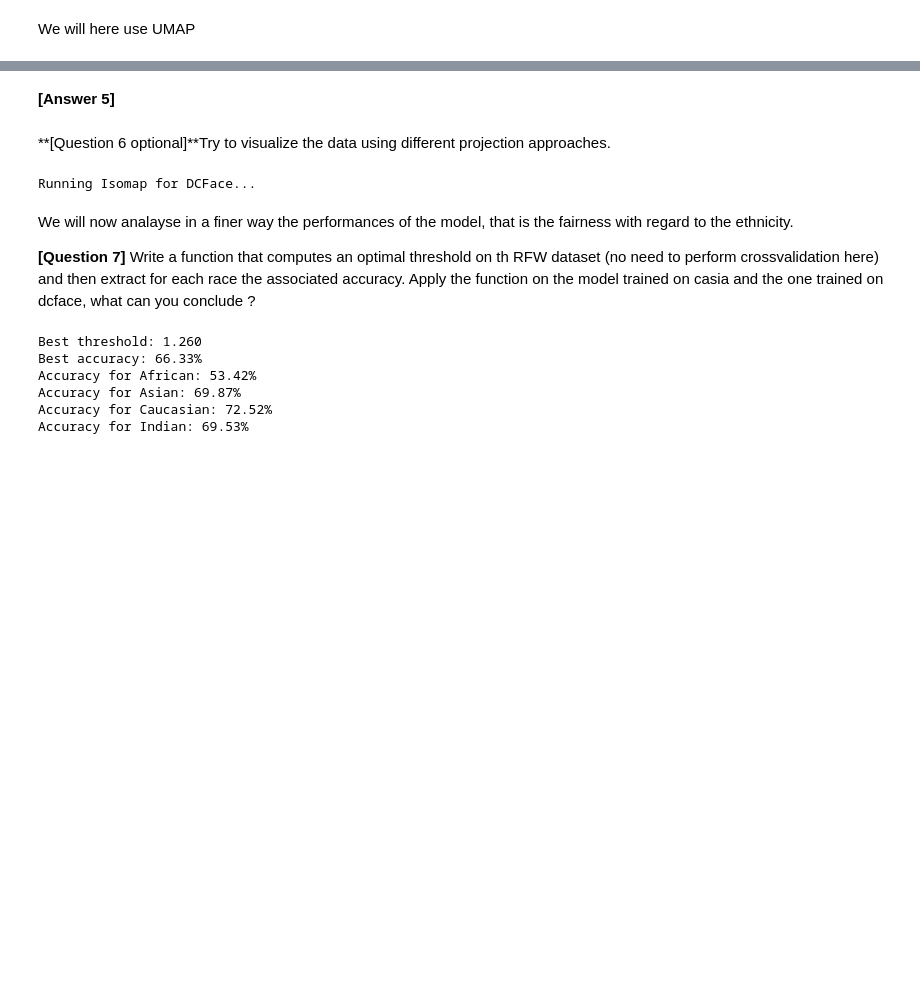
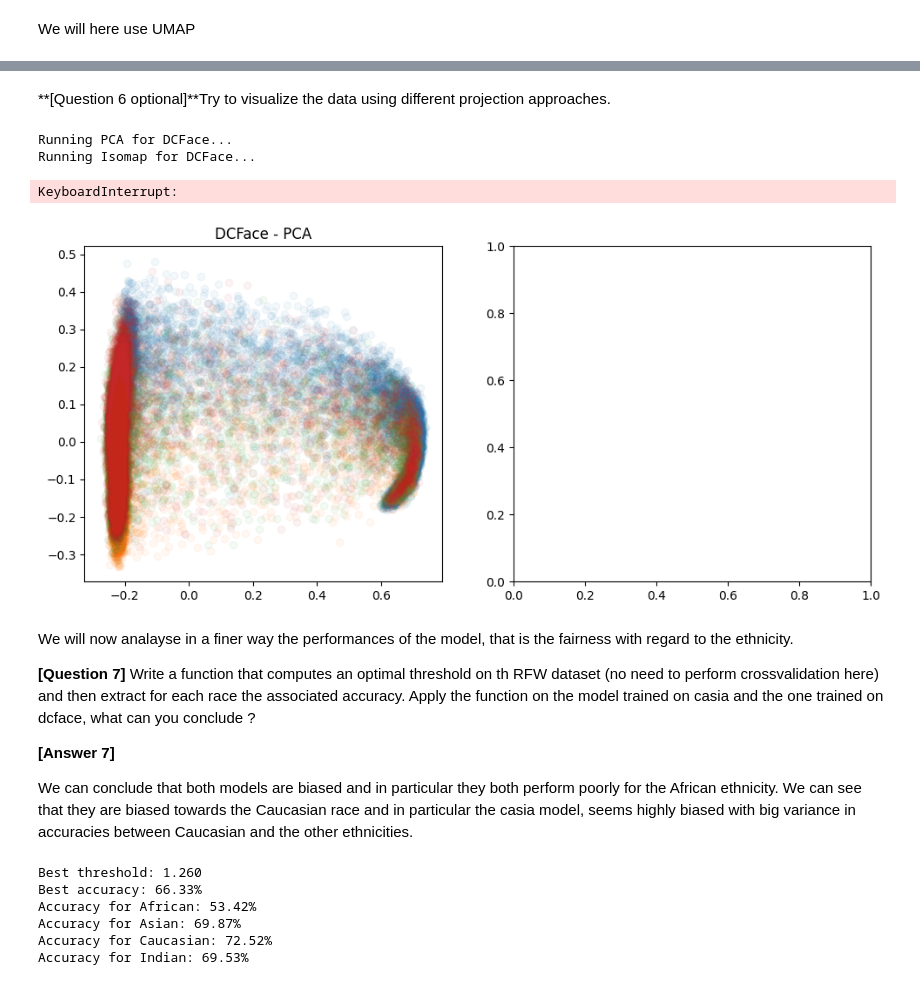
Before and after one commit to Carda01/fairness_ai, a Jupyter notebook: practical_fairness_in_ai_local_part3_Alfio_Cardillo.ipynb, the cells around one changed output, grey strips where cells are left out. Drawn from its saved outputs; the diff is of its cells as text; code cells hidden in the pictures; blank space fills up the shorter version.

```diff
--- a/practical_fairness_in_ai_local_part3_Alfio_Cardillo.ipynb
+++ b/practical_fairness_in_ai_local_part3_Alfio_Cardillo.ipynb
@@ -1169,53 +1180,57 @@ umap_detail_vis(projected_embeddings_cas, races)
-# %% [markdown]
-**[Answer 5]**
 # %% [markdown]
 **[Question 6 optional]**Try to visualize the data using different projection approaches.
 # %%
 ### CODE HERE
-from sklearn.decomposition import PCA, KernelPCA
+from sklearn.decomposition import PCA
 from sklearn.manifold import TSNE, Isomap
 reducers = {
-    #"PCA": PCA(n_components=2),
-    #"Kernel PCA": KernelPCA(n_components=2, kernel="rbf", gamma=10, fit_inverse_transform=False),
+    "PCA": PCA(n_components=2),
     "Isomap": Isomap(n_components=2, n_neighbors=30, metric='cosine'),
-    #"t-SNE": TSNE(n_components=2, init='pca', learning_rate='auto', perplexity=30)
+    "t-SNE": TSNE(n_components=2, init='pca', learning_rate='auto', perplexity=30)
 }
 
 def plot_projections(features, races, model_name):
     plt.figure(figsize=(18, 5))
 
     for i, (method_name, reducer) in enumerate(reducers.items()):
         plt.subplot(1, 3, i + 1)
 
         print(f"Running {method_name} for {model_name}...")
         projected_embeddings = reducer.fit_transform(features)
 
         for label in np.unique(races):
             plt.scatter(
                 projected_embeddings[races == label, 0],
                 projected_embeddings[races == label, 1],
                 label=label,
                 alpha=0.05
             )
 
         plt.title(f"{model_name} - {method_name}")
         if i == 2:
             leg = plt.legend(loc='best')
             for lh in leg.legend_handles:
                 lh.set_alpha(1)
 
     plt.tight_layout()
     plt.show()
 
 
 plot_projections(features_dc, races, "DCFace")
 plot_projections(features_casia, races, "Casia")
 # %% [output]
+Running PCA for DCFace...
 Running Isomap for DCFace...
+KeyboardInterrupt:
+[figure, added]
 # %% [markdown]
 We will now analayse in a finer way the performances of the model, that is the fairness with regard to the ethnicity.
 
 **[Question 7]** Write a function that computes an optimal threshold on th RFW dataset (no need to perform crossvalidation here) and then extract for each race the associated accuracy. Apply the function on the model trained on casia and the one trained on dcface, what can you conclude ?
+
+**[Answer 7]**
+
+We can conclude that both models are biased and in particular they both perform poorly for the African ethnicity. We can see that they are biased towards the Caucasian race and in particular the casia model, seems highly biased with big variance in accuracies between Caucasian and the other ethnicities.
 # %%
 ### CODE HERE
 def extract_race_batch(labels_batch):
```
Also changed, not shown: parts of 11 cells of this notebook.
